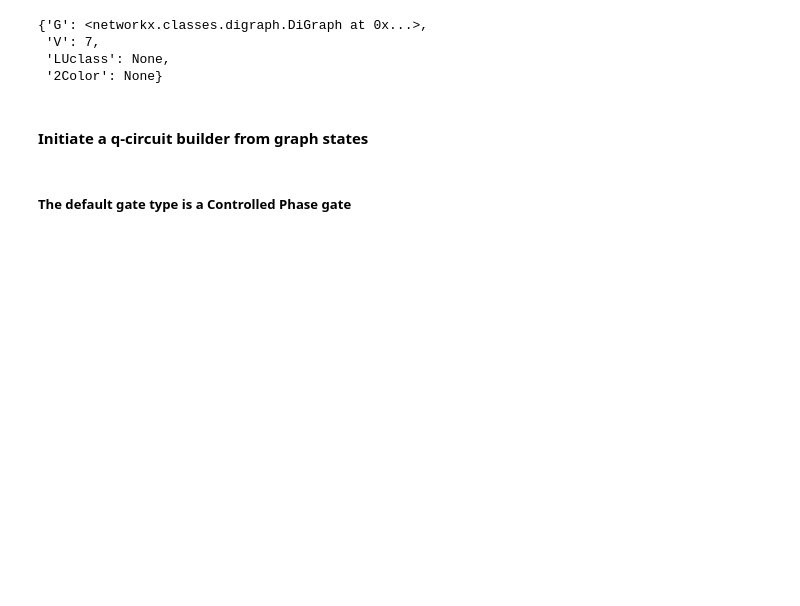
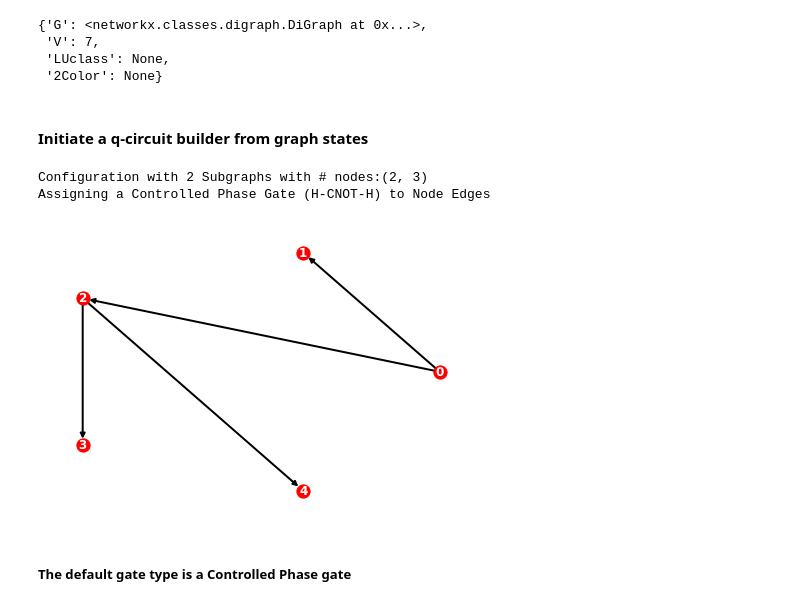
Before and after one commit to nlaanait/qcdenoise, a Jupyter notebook: examples/graph_circuits.ipynb, the cells around one changed output. Cells and saved outputs as stored; diff of their text form; code cells hidden in the pictures; blank space fills up the shorter version.

```diff
--- a/examples/graph_circuits.ipynb
+++ b/examples/graph_circuits.ipynb
@@ -25,4 +26,10 @@ circ_builder = qcdenoise.GraphCircuit(graph_db=graph_db, n_qubits=n_qubits,
                                       verbose=True, state_simulation=False, stochastic=False)
+# %%
+circ_builder.build_circuit(graph_plot=True)
+# %% [output]
+Configuration with 2 Subgraphs with # nodes:(2, 3)
+Assigning a Controlled Phase Gate (H-CNOT-H) to Node Edges
+[figure, added]
 # %% [markdown]
 ##### The default gate type is a Controlled Phase gate
 # %%
```
Also changed, not shown: parts of 15 cells of this notebook.
